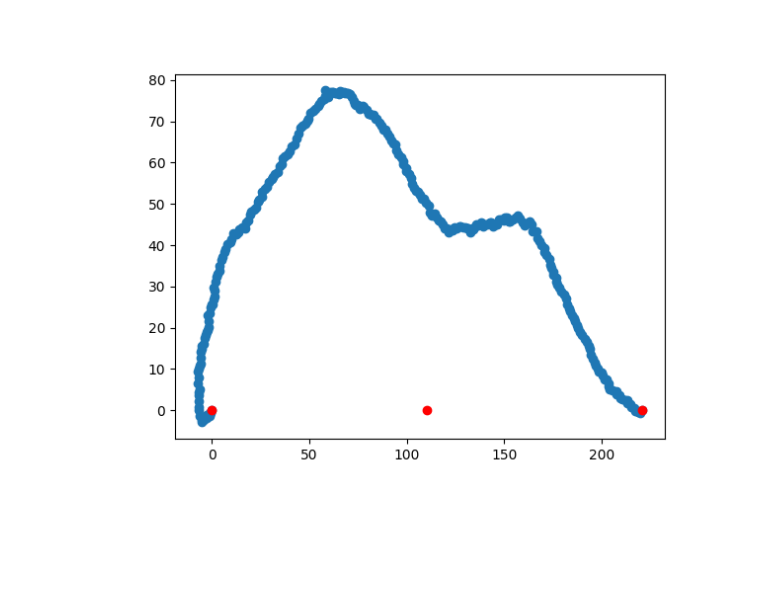
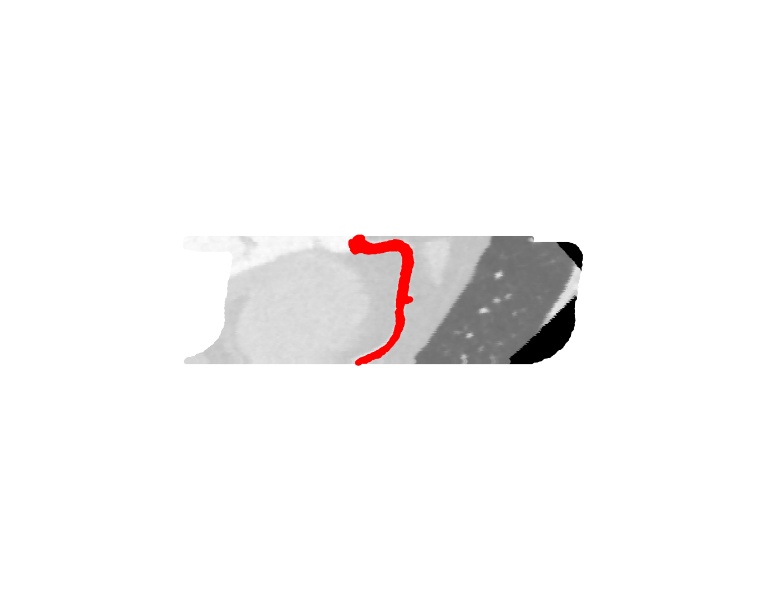
Before and after one commit to Nenumarokas/dicom, a Jupyter notebook: testing_mpr.ipynb, the cells around one changed output. Cells and saved outputs as stored; diff of their text form; code cells hidden in the pictures; blank space fills up the shorter version.

Commit message:
added a 3D data annotation tool

```diff
--- a/testing_mpr.ipynb
+++ b/testing_mpr.ipynb
@@ -92,7 +96,14 @@ def get_84_lcx_data():
 # %%
-# input_folder, skeleton = get_84_rca_data()
-input_folder, original_skeleton = get_84_lad_data()
-# input_folder, skeleton = get_84_lcx_data()
+input_folder, original_skeleton, branch = get_84_rca_data()
+# input_folder, original_skeleton, branch = get_84_lad_data()
+# input_folder, original_skeleton, branch = get_84_lcx_data()
+output_folder = f'{os.getcwd()}/plane_MPR/rca_masked'
+
+if os.path.exists(output_folder):
+    shutil.rmtree(output_folder)
+os.mkdir(output_folder)
+
+
 
 image = read_dicom(input_folder)
 normalized_image = normalize_image_colors(image)
@@ -103,8 +114,8 @@ skeleton = original_skeleton - middle_point
 plane_normal = fit_plane_first_last(skeleton)
 flow_vector = project_vector(plane_normal, get_flow_vector(skeleton))
 
-rotations = 4
-rotation_degrees = 30
+rotation_degrees = 1
+rotations = int(360/rotation_degrees)
 # %%
 %matplotlib widget
 def calculate_view_angle(plane_normal):
@@ -123,9 +134,11 @@ def project_to_2d(points, normal):
     u, v = u / np.linalg.norm(u), v / np.linalg.norm(v)
     return np.array([[np.dot(p, u), np.dot(p, v)] for p in points])
 
-def calc_rot_matrix(points):
+def calc_rot_matrix(points, custom_angle: int = 0):
     first_point, last_point = points[0], points[-1]
     angle = np.arctan2(last_point[1] - first_point[1], last_point[0] - first_point[0])
+    if custom_angle != 0:
+        angle += custom_angle*np.pi/180
     rotation_matrix = np.array([
         [np.cos(-angle), -np.sin(-angle)],
         [np.sin(-angle), np.cos(-angle)]
@@ -139,14 +152,15 @@ def apply_rotation(points, matrix: np.ndarray, center = None):
 
 def get_values(image: np.ndarray, coords: np.ndarray):
     x_size, y_size, z_size = image.shape
-    coords = np.clip(coords, [0, 0, 0], [x_size-1, y_size-1, z_size-1])
+    coords = np.clip(coords, [0, 0, 0], [x_size-1, y_size-1, z_size-1]).astype(int)
     result = image[coords[:, 0], coords[:, 1], coords[:, 2]]
     return result
 
-fig = plt.figure()
+plt.style.use('grayscale')
+fig = plt.figure(figsize=(10, 10), frameon=False)
 ax = fig.add_subplot()
 
-for i in range(1):
+for i in tqdm(range(rotations), ncols=100):
     ax.cla()
     rotated_plane = rotate_vector(flow_vector, plane_normal, i*rotation_degrees)
 
@@ -155,45 +169,40 @@ for i in range(1):
     perpendicular_vector /= np.linalg.norm(perpendicular_vector)
 
 
-    first_point_at_zero_skeleton = skeleton - skeleton[0]
-    projected_points = project_to_2d(first_point_at_zero_skeleton, rotated_plane)
-    rotation_matrix = calc_rot_matrix(projected_points)
-    aligned_points = apply_rotation(projected_points, rotation_matrix)
+    y_step = 1
+    steps = np.arange(-200, 201, y_step)
+    steps = np.array([(s*perpendicular_vector) for s in steps])
+    new_image = np.zeros((len(steps), len(original_skeleton)))
 
-    ax.scatter(*zip(*aligned_points))
+    point_array = []
+    color_array = []
+    for point in original_skeleton:
+        point_coords = steps + point
+        point_values = get_values(normalized_image, steps + point).astype(int)
 
-    first_point = first_point_at_zero_skeleton[0]
-    projected_first_point = project_to_2d([first_point_at_zero_skeleton[0]], rotated_plane)[0]
-    ax.scatter(*projected_first_point, color='r')
+        projected_point_coords = project_to_2d(point_coords, rotated_plane)
+        colors = [p for p in point_values]
 
-    last_point = first_point_at_zero_skeleton[-1]
-    projected_last_point = project_to_2d([last_point], rotated_plane)[0]
-    rotated_last_point = apply_rotation(np.array([projected_first_point, projected_last_point]), rotation_matrix)
-    ax.scatter(*rotated_last_point[1], color='r')
+        point_array.extend(list(projected_point_coords))
+        color_array.extend(colors)
 
-    middle_point = (first_point_at_zero_skeleton[0] + first_point_at_zero_skeleton[-1]) / 2
-    projected_middle_point = project_to_2d([middle_point], rotated_plane)[0]
-    rotated_middle_point = apply_rotation(np.array([projected_first_point, projected_middle_point]), rotation_matrix)
-    ax.scatter(*rotated_middle_point[1], color='r')
+    draw_mask = True
 
+    projected_original_skeleton = project_to_2d(original_skeleton, rotated_plane)
+    original_pivot = copy.deepcopy(projected_original_skeleton[0])
+    projected_original_skeleton -= original_pivot
+    rotation_matrix = calc_rot_matrix(projected_original_skeleton, custom_angle=90)
+    point_array = apply_rotation(point_array, rotation_matrix, center=original_pivot)
+    ax.scatter(*zip(*point_array), c=color_array)
 
-    y_step = 0.5
-    steps = np.arange(-200, 201, y_step)
-    steps = np.array([(s*perpendicular_vector).astype(int) for s in steps])
-    new_image = np.zeros((len(steps), len(original_skeleton)))
-    for i, point in enumerate(original_skeleton):
-        values = get_values(normalized_image, steps+point).astype(int)
-        print(aligned_points[i].astype(int))
+    if draw_mask:
+        projected_branch = project_to_2d(branch, rotated_plane)
+        projected_branch = apply_rotation(projected_branch, rotation_matrix, center=original_pivot)
+        ax.scatter(*zip(*projected_branch), c='r')
 
-        # values = get_value(image, point).astype(int)
-        # print(values)
-        # new_image[:, i] = values
+    ax.set_facecolor('black')
+    ax.set_aspect('equal')
+    ax.axis('off')
 
-
-    ax.set_ylim([-100, 100])
-    ax.set_xlim([-50, 250])
-    ax.set_aspect('equal')
-    # display(fig)
-    # clear_output(wait = True)
-    # time.sleep(0.1)
+    plt.savefig(f"{output_folder}/mpr{i*rotation_degrees}deg.png", dpi=300, pad_inches=0)
 # %% [output]
@@ -201,4 +209,4 @@ TypeError: only length-1 arrays can be converted to Python scalars
-[figure, old version]
+[figure, new version]
 # %%
 %matplotlib widget
 def calculate_view_angle(plane_normal):
```
Also changed, not shown: parts of 4 cells of this notebook, 4 other files.
